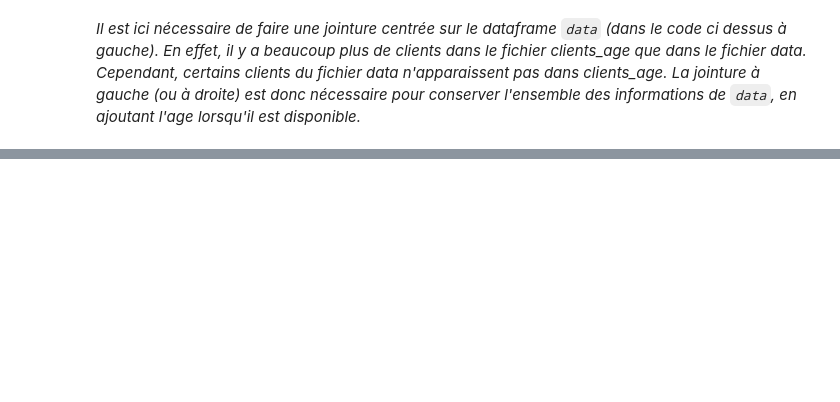
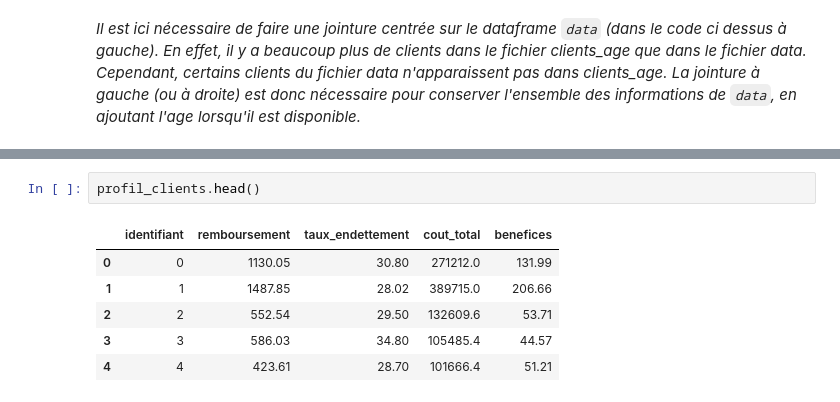
Before and after one commit to OpenClassrooms-Student-Center/fr-4452741-decouvrez-les-librairies-python-pour-la-data-science, a Jupyter notebook: notebooks/P2/P2C5 - Fusionnez des données avec Pandas - correction.ipynb, the cells around one changed output, grey strips where cells are left out. Drawn from its saved outputs; the diff is of its cells as text; blank space fills up the shorter version.

```diff
--- a/notebooks/P2/P2C5 - Fusionnez des données avec Pandas - correction.ipynb
+++ b/notebooks/P2/P2C5 - Fusionnez des données avec Pandas - correction.ipynb
@@ -106,0 +123,9 @@ data.head()
+# %%
+profil_clients.head()
+# %% [output]
+|  | identifiant | remboursement | taux_endettement | cout_total | benefices |
+| 0 | 0 | 1130.05 | 30.80 | 271212.0 | 131.99 |
+| 1 | 1 | 1487.85 | 28.02 | 389715.0 | 206.66 |
+| 2 | 2 | 552.54 | 29.50 | 132609.6 | 53.71 |
+| 3 | 3 | 586.03 | 34.80 | 105485.4 | 44.57 |
+| 4 | 4 | 423.61 | 28.70 | 101666.4 | 51.21 |
```
Also changed, not shown: parts of 2 cells of this notebook, 6 other files.
